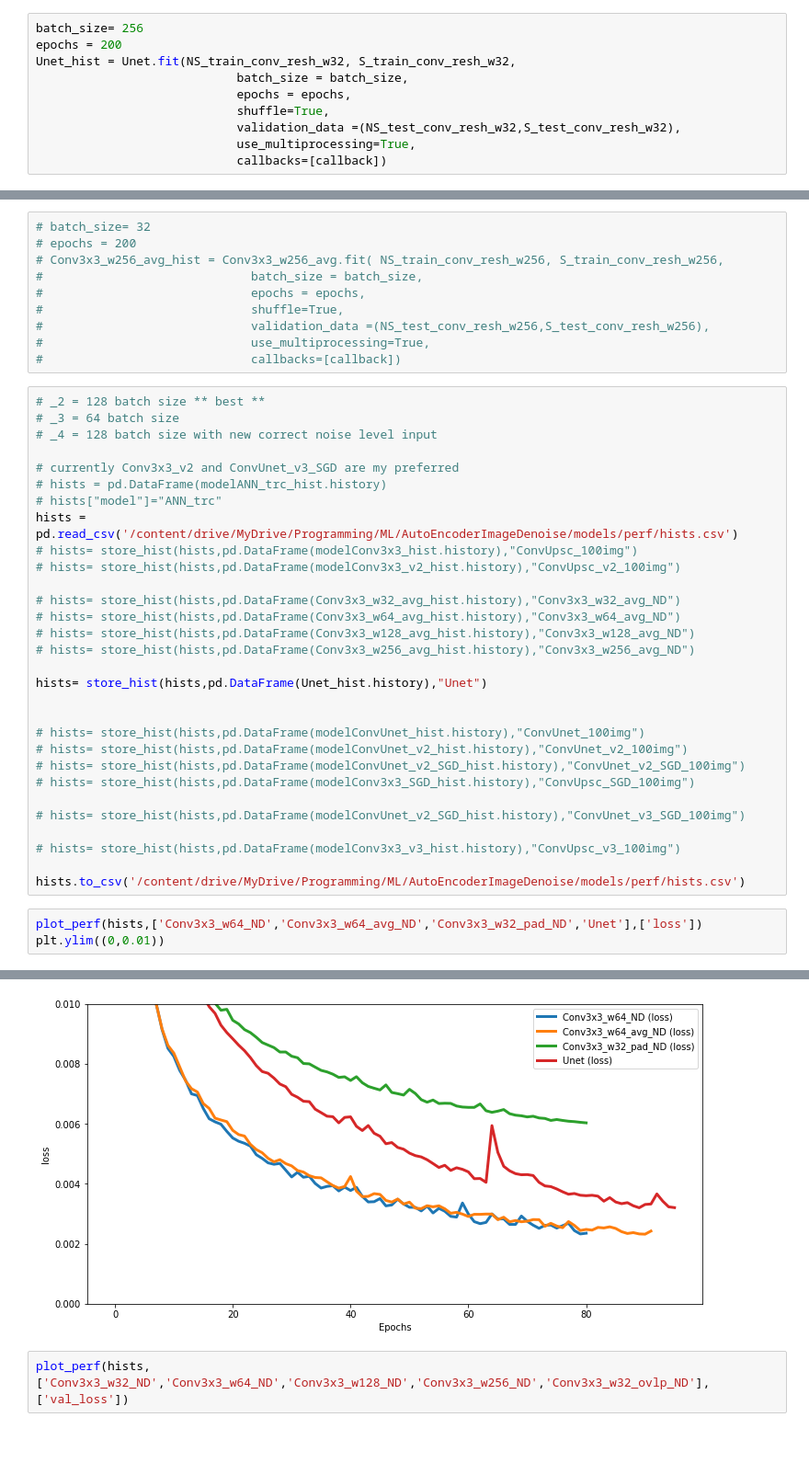
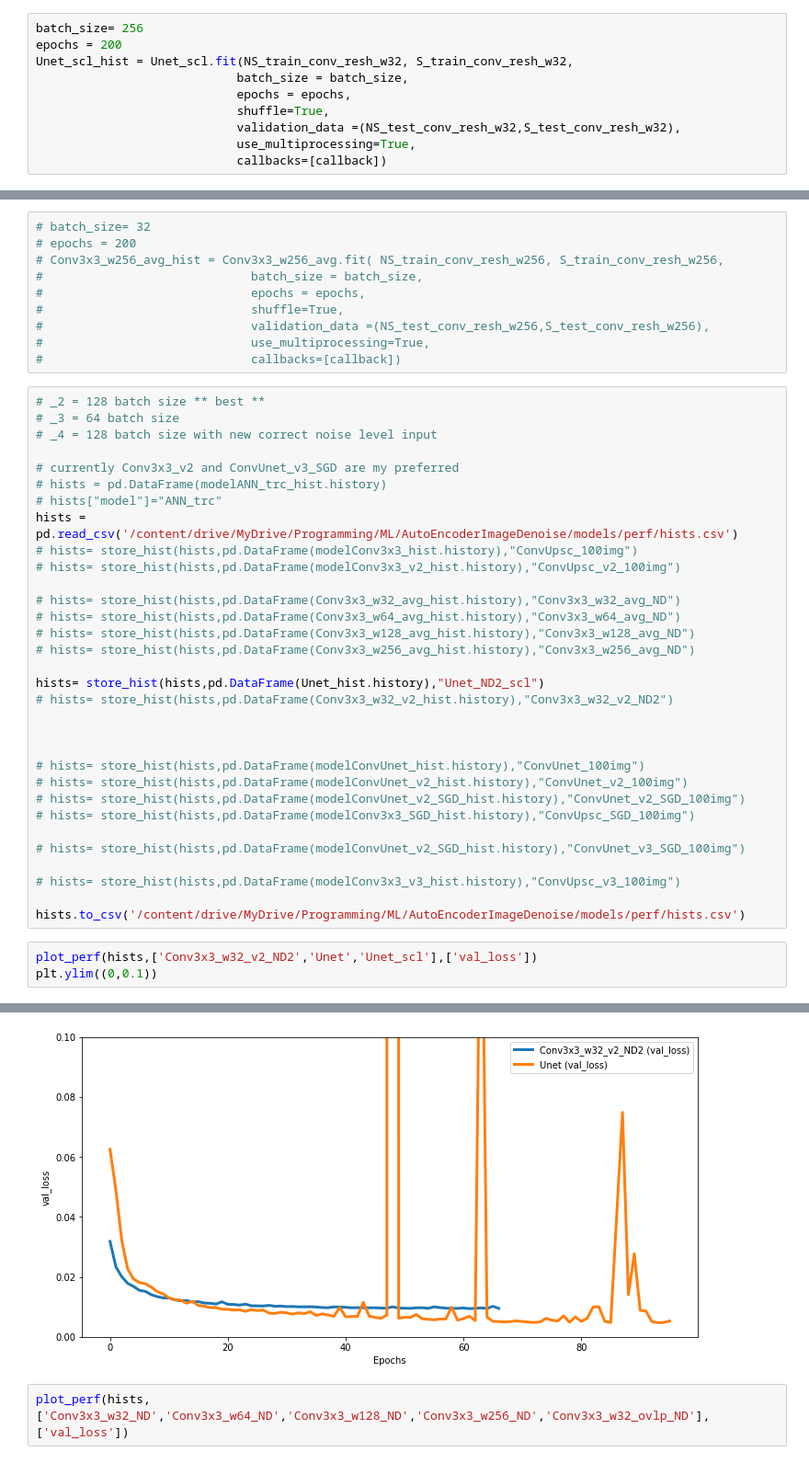
Before and after one commit to Greveley/AutoEncoderImageDenoise, a Jupyter notebook: TrainAndEval_SynSeis.ipynb, the cells around one changed output, grey strips where cells are left out. Shown at 92% size. Saved outputs shown, nothing was run; the diff lists cells and outputs as text.

```diff
--- a/TrainAndEval_SynSeis.ipynb
+++ b/TrainAndEval_SynSeis.ipynb
@@ -236,7 +292,7 @@ callback = EarlyStopping(
 # %%
 batch_size= 256
 epochs = 200
-Unet_hist = Unet.fit(NS_train_conv_resh_w32, S_train_conv_resh_w32,
+Unet_scl_hist = Unet_scl.fit(NS_train_conv_resh_w32, S_train_conv_resh_w32,
                             batch_size = batch_size,
                             epochs = epochs,
                             shuffle=True,
@@ -366,7 +397,9 @@ hists = pd.read_csv('/content/drive/MyDrive/Programming/ML/AutoEncoderImageDenoi
 # hists= store_hist(hists,pd.DataFrame(Conv3x3_w128_avg_hist.history),"Conv3x3_w128_avg_ND")
 # hists= store_hist(hists,pd.DataFrame(Conv3x3_w256_avg_hist.history),"Conv3x3_w256_avg_ND")
 
-hists= store_hist(hists,pd.DataFrame(Unet_hist.history),"Unet")
+hists= store_hist(hists,pd.DataFrame(Unet_hist.history),"Unet_ND2_scl")
+# hists= store_hist(hists,pd.DataFrame(Conv3x3_w32_v2_hist.history),"Conv3x3_w32_v2_ND2")
+
 
 
 # hists= store_hist(hists,pd.DataFrame(modelConvUnet_hist.history),"ConvUnet_100img")
@@ -380,6 +413,6 @@ hists= store_hist(hists,pd.DataFrame(Unet_hist.history),"Unet")
 
 hists.to_csv('/content/drive/MyDrive/Programming/ML/AutoEncoderImageDenoise/models/perf/hists.csv')
 # %%
-plot_perf(hists,['Conv3x3_w64_ND','Conv3x3_w64_avg_ND','Conv3x3_w32_pad_ND','Unet'],['loss'])
-plt.ylim((0,0.01))
+plot_perf(hists,['Conv3x3_w32_v2_ND2','Unet','Unet_scl'],['val_loss'])
+plt.ylim((0,0.1))
 # %% [output]
@@ -387,4 +420,4 @@ plt.ylim((0,0.01))
-[figure, old version]
+[figure, new version]
 # %%
 plot_perf(hists,['Conv3x3_w32_ND','Conv3x3_w64_ND','Conv3x3_w128_ND','Conv3x3_w256_ND','Conv3x3_w32_ovlp_ND'],['val_loss'])
 # %% [output]
```
Also changed, not shown: parts of 32 cells of this notebook, 1 other file.
